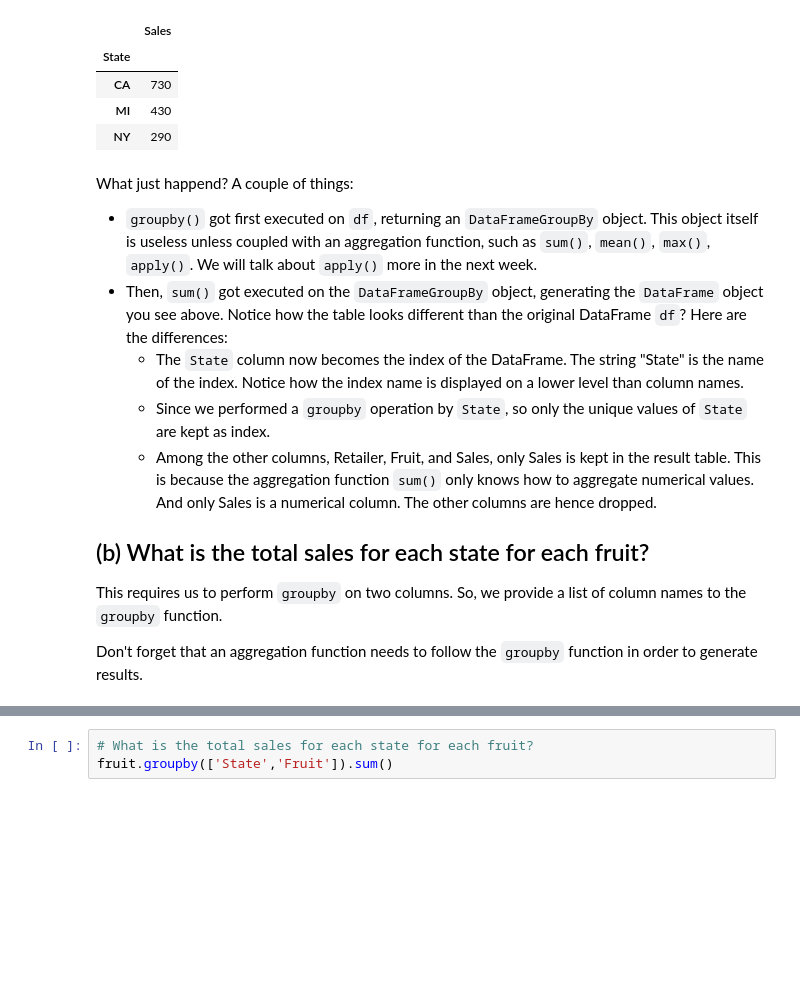
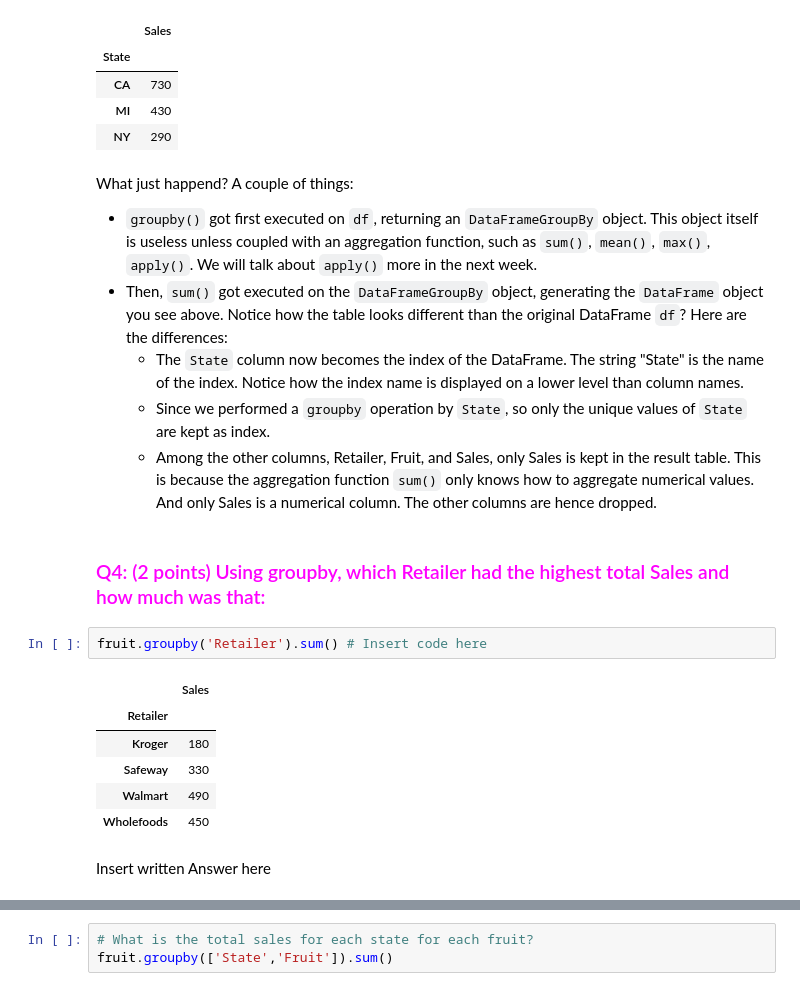
Before and after one commit to umsi-data-science/si330, a Jupyter notebook: 330_05_Groupby_pivot.ipynb, the cells around one changed output, grey strips where cells are left out. Cells and saved outputs as stored; diff of their text form; blank space fills up the shorter version.

```diff
--- a/330_05_Groupby_pivot.ipynb
+++ b/330_05_Groupby_pivot.ipynb
@@ -360,8 +394,16 @@ What just happend? A couple of things:
   - The `State` column now becomes the index of the DataFrame. The string "State" is the name of the index. Notice how the index name is displayed on a lower level than column names.
   - Since we performed a `groupby` operation by `State`, so only the unique values of `State` are kept as index.
   - Among the other columns, Retailer, Fruit, and Sales, only Sales is kept in the result table. This is because the aggregation function `sum()` only knows how to aggregate numerical values. And only Sales is a numerical column. The other columns are hence dropped.
-
-## (b) What is the total sales for each state for each fruit?
-This requires us to perform `groupby` on two columns. So, we provide a list of column names to the `groupby` function.
-
-Don't forget that an aggregation function needs to follow the `groupby` function in order to generate results.
+# %% [markdown]
+### <font color="magenta">Q4: (2 points) Using groupby, which Retailer had the highest total Sales and how much was that:
+# %%
+fruit.groupby('Retailer').sum() # Insert code here
+# %% [output]
+|  | Sales |
+| Retailer |  |
+| Kroger | 180 |
+| Safeway | 330 |
+| Walmart | 490 |
+| Wholefoods | 450 |
+# %% [markdown]
+Insert written Answer here
```
Also changed, not shown: parts of 14 cells of this notebook.
